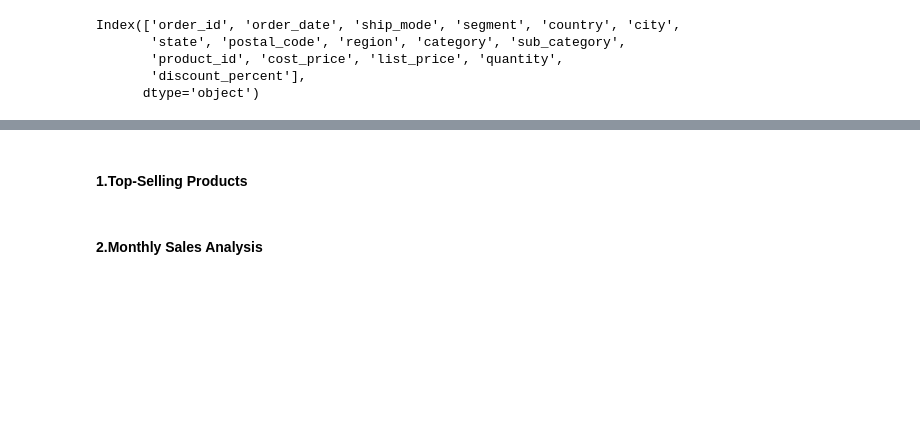
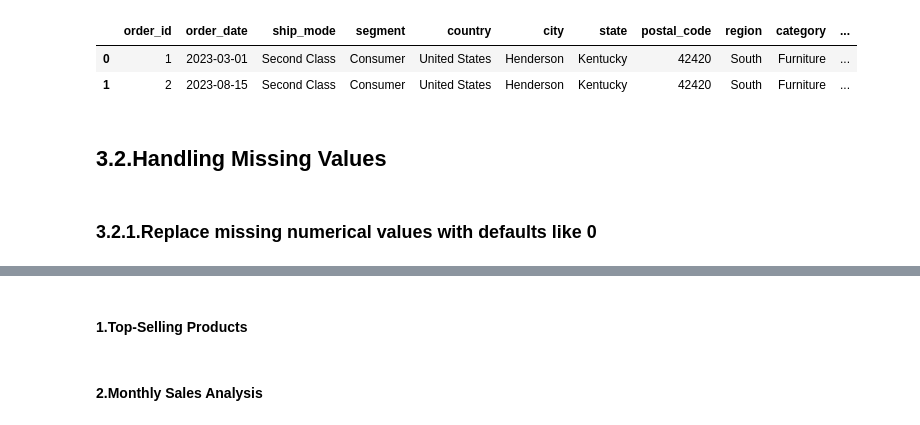
Before and after one commit to rarnkmrbridgelabz/Retail-Order-Data-Analysis, a Jupyter notebook: retail_order_data_analysis.ipynb, the cells around one changed output, grey strips where cells are left out. Drawn from its saved outputs; the diff is of its cells as text; code cells hidden in the pictures; blank space fills up the shorter version.

```diff
--- a/retail_order_data_analysis.ipynb
+++ b/retail_order_data_analysis.ipynb
@@ -83,11 +87,13 @@ df.rename(columns={
     'Quantity': 'quantity',
     'Discount Percent': 'discount_percent'
 }, inplace=True)
-# %%
-df.columns
-# %% [output]
-Index(['order_id', 'order_date', 'ship_mode', 'segment', 'country', 'city',
-       'state', 'postal_code', 'region', 'category', 'sub_category',
-       'product_id', 'cost_price', 'list_price', 'quantity',
-       'discount_percent'],
-      dtype='object')
+# %%
+df.head(2)
+# %% [output]
+|  | order_id | order_date | ship_mode | segment | country | city | state | postal_code | region | category | ... |
+| 0 | 1 | 2023-03-01 | Second Class | Consumer | United States | Henderson | Kentucky | 42420 | South | Furniture | ... |
+| 1 | 2 | 2023-08-15 | Second Class | Consumer | United States | Henderson | Kentucky | 42420 | South | Furniture | ... |
+# %% [markdown]
+## 3.2.Handling Missing Values
+# %% [markdown]
+### 3.2.1.Replace missing numerical values with defaults like 0
```
Also changed, not shown: parts of 163 cells of this notebook, 6 other files.
